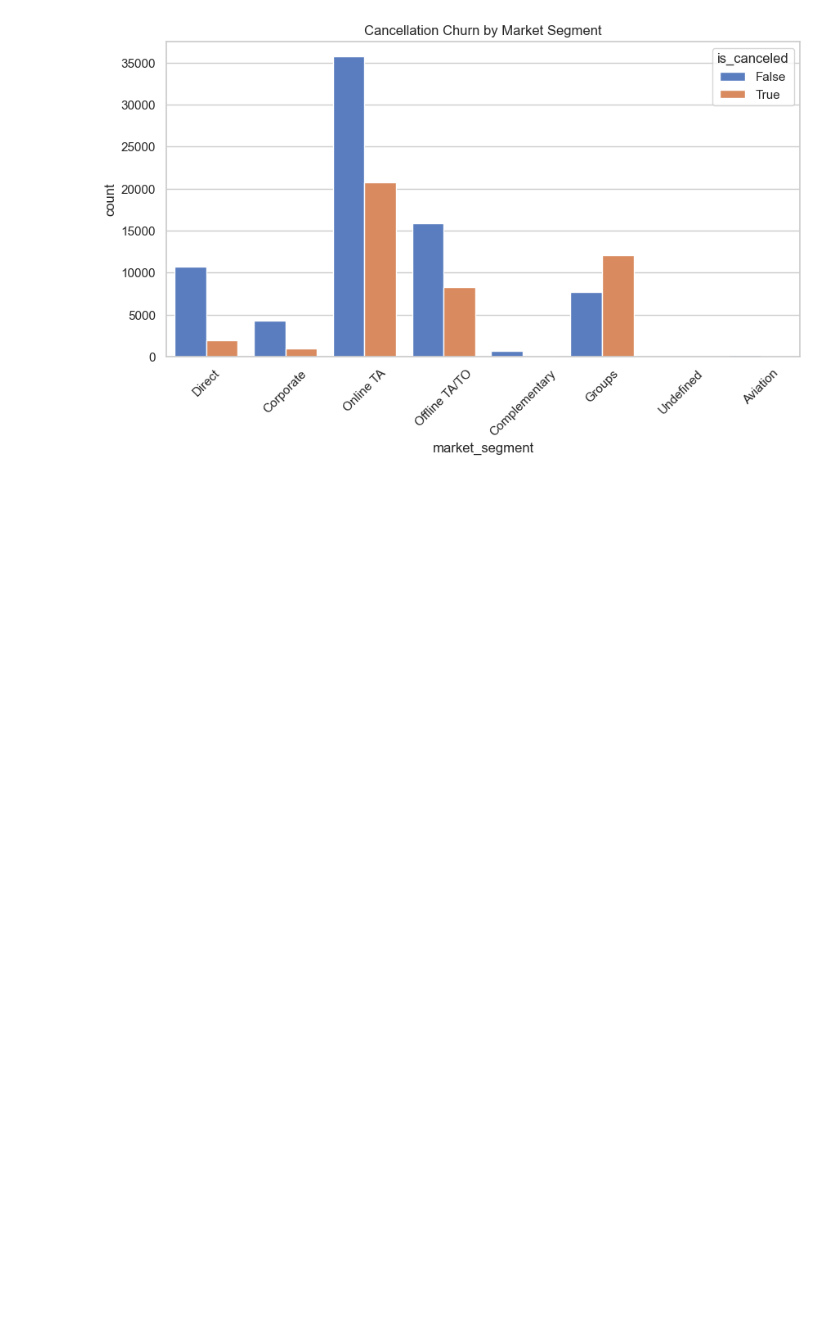
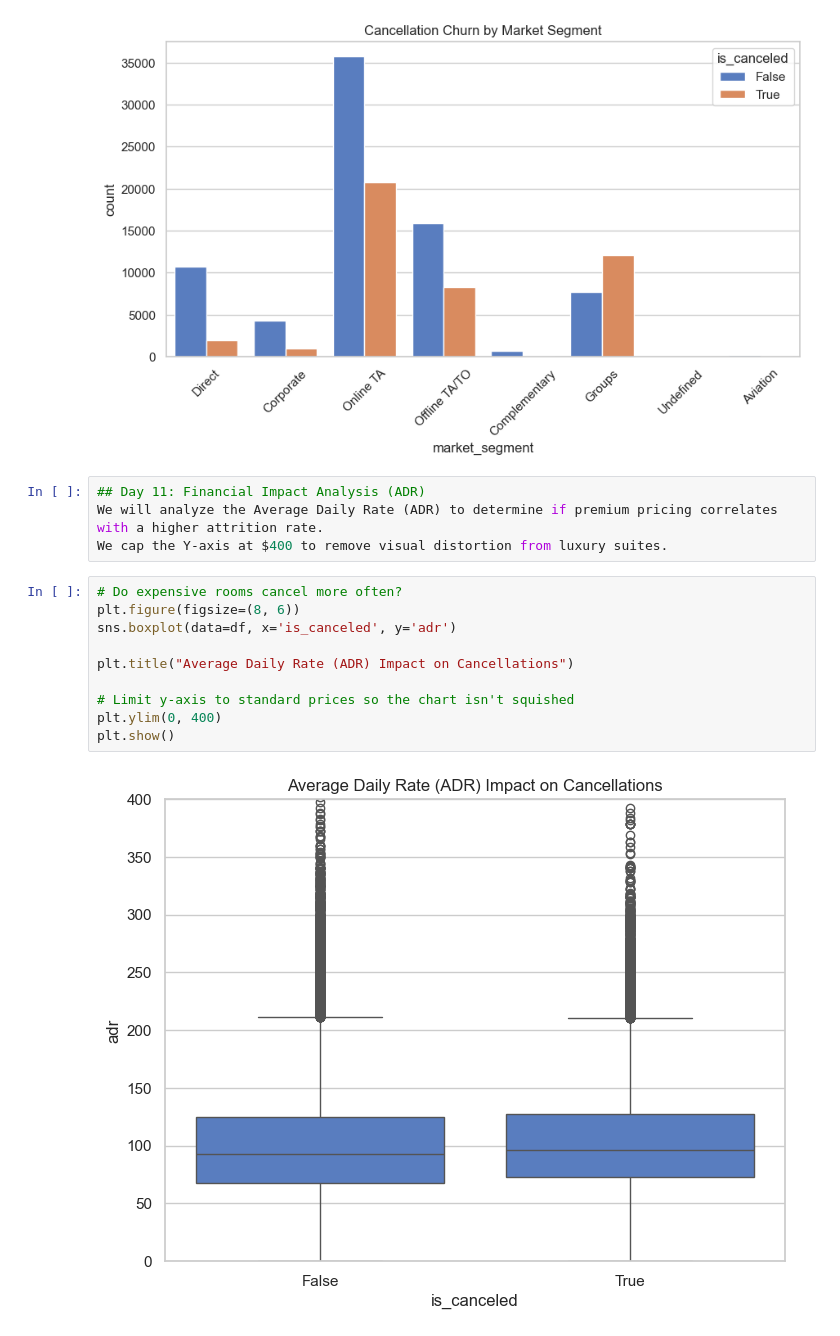
Before and after one commit to KrishnaveniMitukula/Hotel-Analytics-Project, a Jupyter notebook: Exploratory_Data_Analysis.ipynb.ipynb, the cells around one changed output. Drawn from its saved outputs; the diff is of its cells as text; blank space fills up the shorter version.

Commit message:
feat: Created a financial boxplot to analyze how room pricing affects cancellation rates

```diff
--- a/Exploratory_Data_Analysis.ipynb.ipynb
+++ b/Exploratory_Data_Analysis.ipynb.ipynb
@@ -38,3 +38,19 @@ plt.xticks(rotation=45)
 plt.show()
 # %% [output]
 [figure]
+# %%
+## Day 11: Financial Impact Analysis (ADR)
+We will analyze the Average Daily Rate (ADR) to determine if premium pricing correlates with a higher attrition rate.
+We cap the Y-axis at $400 to remove visual distortion from luxury suites.
+# %%
+# Do expensive rooms cancel more often?
+plt.figure(figsize=(8, 6))
+sns.boxplot(data=df, x='is_canceled', y='adr')
+
+plt.title("Average Daily Rate (ADR) Impact on Cancellations")
+
+# Limit y-axis to standard prices so the chart isn't squished
+plt.ylim(0, 400)
+plt.show()
+# %% [output]
+[figure, added]
```
